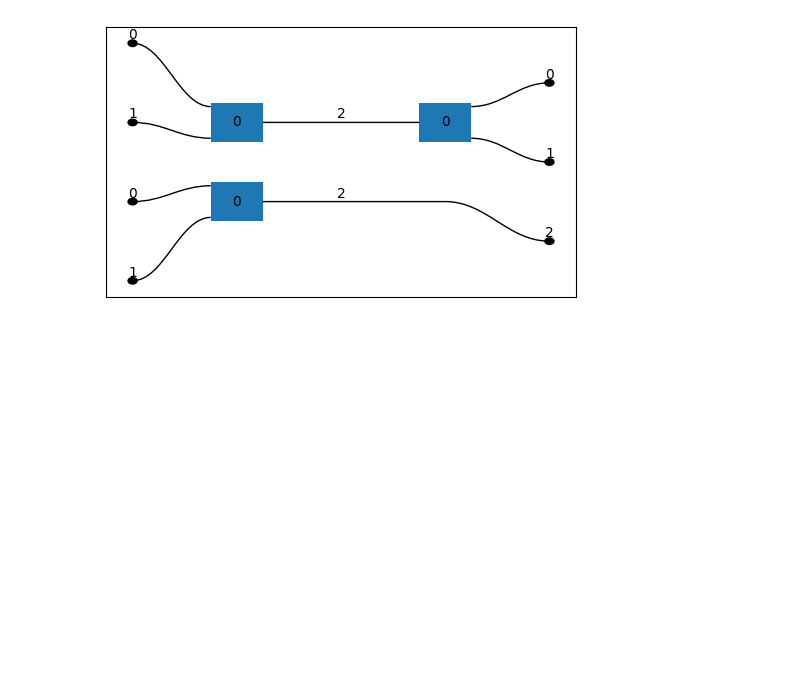
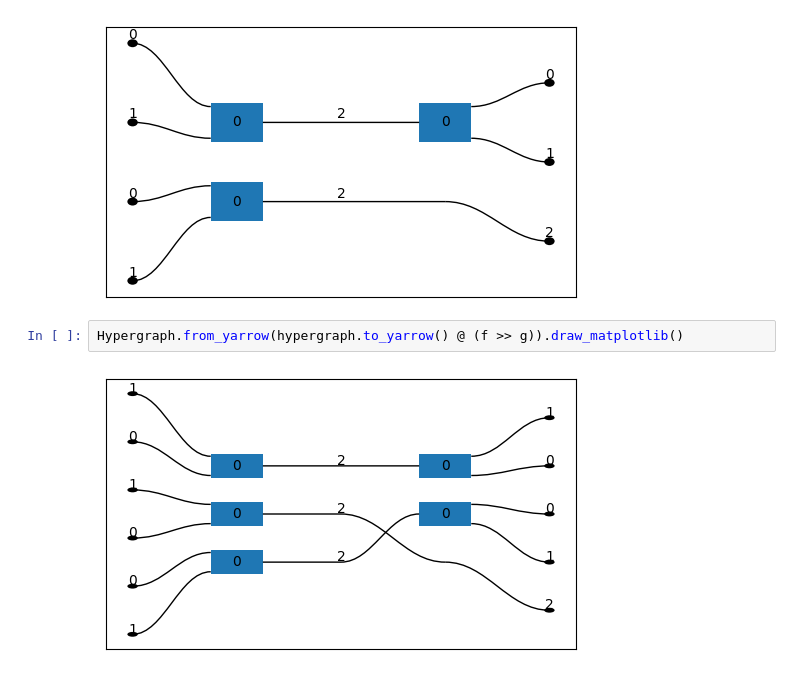
Before and after one commit to alexkoziell/hyperstrings, a Jupyter notebook: prototyping.ipynb, the cells around one changed output. Saved outputs shown, nothing was run; the diff lists cells and outputs as text; blank space fills up the shorter version.

Commit message:
Implement creating yarrow diagram from hypergraph. Bug fixes.

```diff
--- a/prototyping.ipynb
+++ b/prototyping.ipynb
@@ -102,3 +102,7 @@ hypergraph = Hypergraph.from_yarrow(yarrow_diagram)
 hypergraph.draw_matplotlib()
 # %% [output]
 [figure]
+# %%
+Hypergraph.from_yarrow(hypergraph.to_yarrow() @ (f >> g)).draw_matplotlib()
+# %% [output]
+[figure, added]
```
Also changed, not shown: parts of 2 cells of this notebook, 1 other file.
